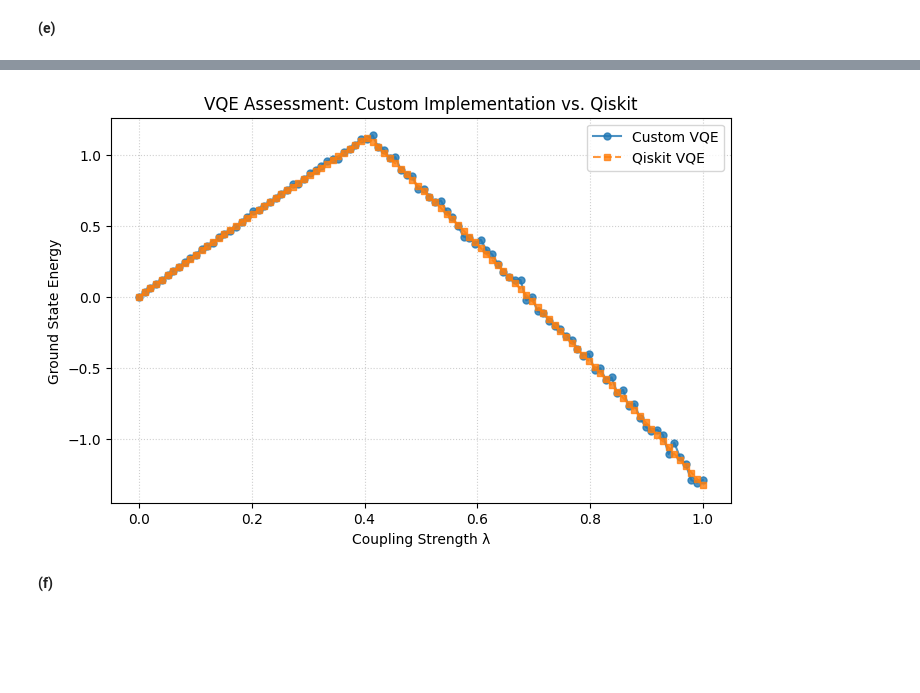
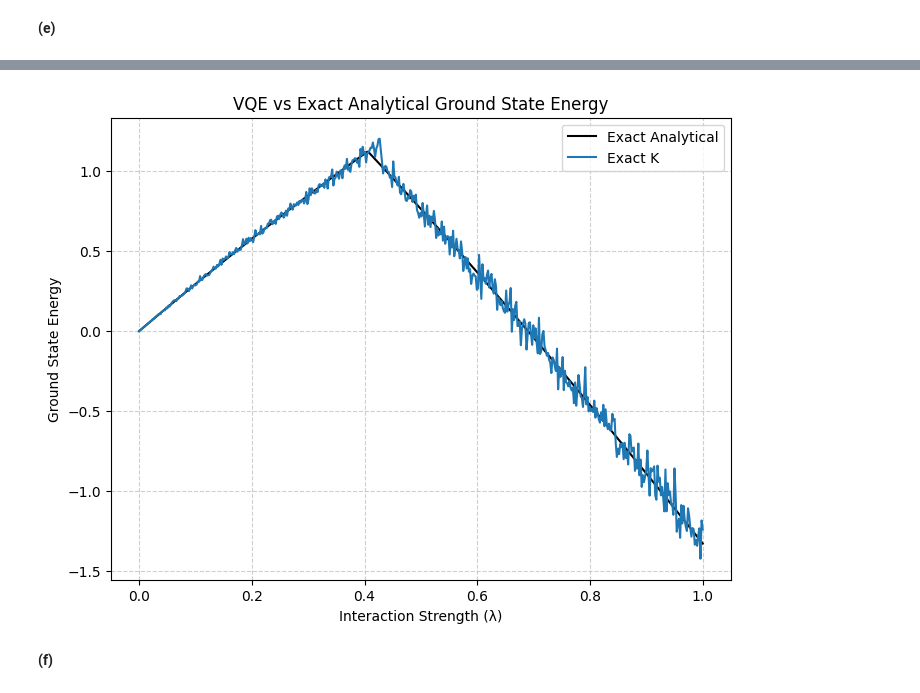
Before and after one commit to JVestly/FYS5419, a Jupyter notebook: p1.ipynb, the cells around one changed output, grey strips where cells are left out. Cells and saved outputs as stored; diff of their text form; code cells hidden in the pictures; blank space fills up the shorter version.

```diff
--- a/p1.ipynb
+++ b/p1.ipynb
@@ -963,14 +960,16 @@ def measurement_two_qubits(state, shots):
     Arguments: - state, state to be measured
                - shots, number of shots
     """
+
     #probabilities
     probs = np.abs(state)**2
 
-    measurements = np.random.choice(4, size = shots, p = probs)
+    measurements = np.random.multinomial(shots, probs)
 
 
-    counts = {"00":np.sum(measurements==0), "01":np.sum(measurements==1), "10":np.sum(measurements==2), "11":np.sum(measurements==3)}
+    counts = {"00":measurements[0], "01":measurements[1], "10":measurements[2], "11":measurements[3]}
     return counts
+
 
 def measure_ZZ(state, shots):
     """
@@ -1129,37 +1128,89 @@ class AdamOptimizerVQE_two_qubit:
 
         return {"angles":angles, "energy":history[-1]}
 
+def build_exact_hamiltonian(coeffs):
+    """
+    Constructs the 4x4 matrix representation of the Hamiltonian
+    from the Pauli string coefficients.
+    """
+    # Define fundamental 2x2 Pauli matrices
+    I = np.array([[1, 0], [0, 1]], dtype=complex)
+    X = np.array([[0, 1], [1, 0]], dtype=complex)
+    Y = np.array([[0, -1j], [1j, 0]], dtype=complex)
+    Z = np.array([[1, 0], [0, -1]], dtype=complex)
+
+    pauli_dict = {'I': I, 'X': X, 'Y': Y, 'Z': Z}
+
+    # Initialize a 4x4 zero matrix
+    H_mat = np.zeros((4, 4), dtype=complex)
+
+    for pauli_str, coeff in coeffs.items():
+        if pauli_str == 'I': # Handle single 'I' edge case
+            op = np.kron(I, I)
+        else:
+            # Tensor product of the two Pauli matrices (e.g., 'I' and 'Z')
+            op1 = pauli_dict[pauli_str[0]]
+            op2 = pauli_dict[pauli_str[1]]
+            op = np.kron(op1, op2)
+
+        H_mat += coeff * op
+
+    return H_mat
 
 def find_lowest_eigenvalues(N):
     """
-    Find and plot lowest eigenvalue as function of lambda
-    Arguments - N, number of different lambda values
+    Find and plot lowest eigenvalue as a function of lambda,
+    comparing VQE against exact analytical diagonalization.
     """
     params = np.random.uniform(0, 2*np.pi, 8)
-    shots = 500
+    shots = 1000
 
-    #Parameter Lambda infront of H_I
     lmbda = np.linspace(0, 1, N)
-    energies = []
-    counter = 0
+    vqe_energies = []
+    exact_energies = []
+
     for lam in lmbda:
-        print(counter)
-        #coefficients infront of Pauli matrices, for H_0 and H_1
+        # Get coefficients for the current lambda
         _, coeffs = e4.construct_Hamiltonian(e4.eps_00, e4.eps_11, e4.eps_22, e4.eps_33, e4.Hx, e4.Hz, lam)
 
-        print(coeffs)
+        # --------------------------------------------------
+        # 1. ANALYTICAL SOLUTION (Exact Diagonalization)
+        # --------------------------------------------------
+        H_matrix = build_exact_hamiltonian(coeffs)
+        # eigvalsh returns real eigenvalues for Hermitian matrices, sorted ascending
+        eigenvalues = np.linalg.eigvalsh(H_matrix)
+        exact_ground_energy = eigenvalues[0]
+        exact_energies.append(exact_ground_energy)
+
+        # --------------------------------------------------
+        # 2. VQE SOLUTION
+        # --------------------------------------------------
         vqe = AdamOptimizerVQE_two_qubit(shots, coeffs)
         values = vqe.optimize_Adam(params)
+        vqe_energies.append(values["energy"])
 
-        energies.append(values["energy"])
-        counter += 1
+        # PRO-TIP: Use the optimized params from this step as the starting
+        # guess for the next lambda step. It drastically speeds up convergence!
+        params = values["angles"]
 
+    # --- Plotting ---
+    plt.figure(figsize=(8, 6))
 
-    plt.plot(lmbda, energies)
-    plt.xlabel("λ")
-    plt.ylabel("Ground state energy")
+    # Plot exact solution as a continuous line
+    plt.plot(lmbda, exact_energies, 'k-', label='Exact Analytical', zorder=2)
+
+    # Plot VQE solution as scatter points
+    plt.plot(lmbda, vqe_energies, label="Exact K", zorder=2)
+
+    plt.title("VQE vs Exact Analytical Ground State Energy")
+    plt.xlabel("Interaction Strength (λ)")
+    plt.ylabel("Ground State Energy")
+    plt.legend()
+    plt.grid(True, linestyle='--', alpha=0.6)
     plt.show()
 
+# Run the function
+# find_lowest_eigenvalues_comparison(20)
 
 
 """
@@ -1227,9 +1278,9 @@ def compare_custom_and_qiskit_e5(N=100):
     plt.figure(figsize=(8, 5))
 
 
-    plt.plot(lmbda, custom_energies, label="Custom VQE", color='tab:blue', marker='o', markersize=5, linestyle='-', alpha=0.8)
+    # plt.plot(lmbda, custom_energies, label="Custom VQE", color='tab:blue', marker='o', markersize=5, linestyle='-', alpha=0.8)
 
-    plt.plot(lmbda, qiskit_energies, label="Qiskit VQE", color='tab:orange', marker='s', markersize=5, linestyle='--', alpha=0.8)
+    # plt.plot(lmbda, qiskit_energies, label="Qiskit VQE", color='tab:orange', marker='s', markersize=5, linestyle='--', alpha=0.8)
 
     plt.xlabel("Coupling Strength λ")
     plt.ylabel("Ground State Energy")
@@ -1240,6 +1291,7 @@ def compare_custom_and_qiskit_e5(N=100):
     plt.savefig("vqe_comparison_e5.pdf", bbox_inches="tight")
     print("Comparison plot saved successfully as vqe_comparison_e5.pdf!")
 
-if __name__ == "__main__":
-    compare_custom_and_qiskit_e5(100)
+
+find_lowest_eigenvalues(500)
+#compare_custom_and_qiskit_e5(100)
 # %% [output]
@@ -1247,4 +1298,4 @@ Comparison plot saved successfully as vqe_comparison_e5.pdf!
-[figure, old version]
+[figure, new version]
 # %% [markdown]
 **(f)**
 # %%
```
Also changed, not shown: parts of 5 cells of this notebook.
